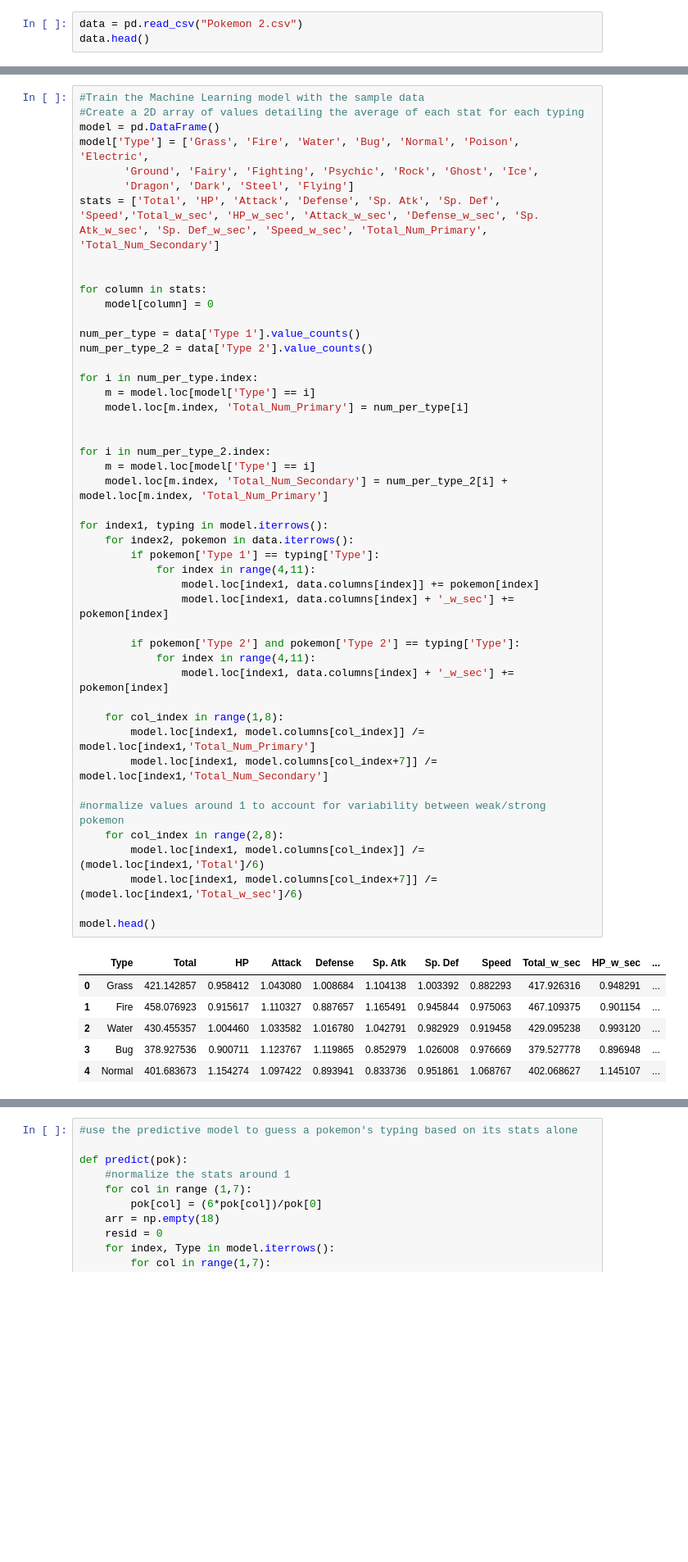
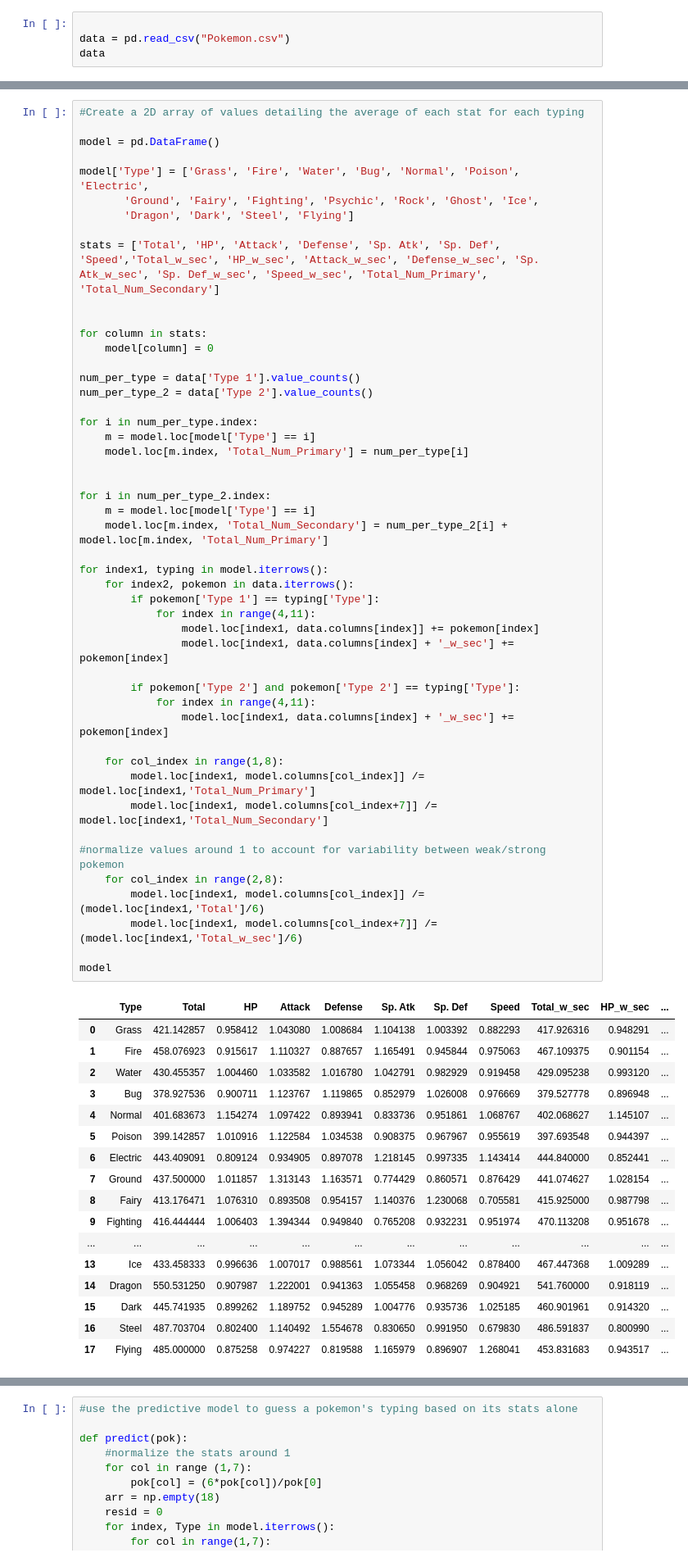
Before and after one commit to fryhyi/320-Final-Project, a Jupyter notebook: Pokemon_Analysis.ipynb, the cells around one changed output, grey strips where cells are left out. Shown: that part at 82% size. Saved outputs shown, nothing was run; the diff lists cells and outputs as text; blank space fills up the shorter version.

```diff
--- a/Pokemon_Analysis.ipynb
+++ b/Pokemon_Analysis.ipynb
@@ -7,6 +15,7 @@ from sklearn import linear_model
 # %%
-data = pd.read_csv("Pokemon 2.csv")
-data.head()
+
+data = pd.read_csv("Pokemon.csv")
+data
 # %% [output]
 |  | # | Name | Type 1 | Type 2 | Total | HP | Attack | Defense | Sp. Atk | Sp. Def | Speed | ... |
 | 0 | 1 | Bulbasaur | Grass | Poison | 318 | 45 | 49 | 49 | 65 | 65 | 45 | ... |
@@ -17,10 +35,12 @@ data.head()
 # %%
-#Train the Machine Learning model with the sample data
 #Create a 2D array of values detailing the average of each stat for each typing
+
 model = pd.DataFrame()
+
 model['Type'] = ['Grass', 'Fire', 'Water', 'Bug', 'Normal', 'Poison', 'Electric',
        'Ground', 'Fairy', 'Fighting', 'Psychic', 'Rock', 'Ghost', 'Ice',
        'Dragon', 'Dark', 'Steel', 'Flying']
+
 stats = ['Total', 'HP', 'Attack', 'Defense', 'Sp. Atk', 'Sp. Def', 'Speed','Total_w_sec', 'HP_w_sec', 'Attack_w_sec', 'Defense_w_sec', 'Sp. Atk_w_sec', 'Sp. Def_w_sec', 'Speed_w_sec', 'Total_Num_Primary', 'Total_Num_Secondary']
 
 
@@ -39,31 +59,42 @@ for i in num_per_type_2.index:
     m = model.loc[model['Type'] == i]
     model.loc[m.index, 'Total_Num_Secondary'] = num_per_type_2[i] + model.loc[m.index, 'Total_Num_Primary']
 
 for index1, typing in model.iterrows():
     for index2, pokemon in data.iterrows():
         if pokemon['Type 1'] == typing['Type']:
             for index in range(4,11):
                 model.loc[index1, data.columns[index]] += pokemon[index]
                 model.loc[index1, data.columns[index] + '_w_sec'] += pokemon[index]
 
         if pokemon['Type 2'] and pokemon['Type 2'] == typing['Type']:
             for index in range(4,11):
                 model.loc[index1, data.columns[index] + '_w_sec'] += pokemon[index]
 
     for col_index in range(1,8):
         model.loc[index1, model.columns[col_index]] /= model.loc[index1,'Total_Num_Primary']
         model.loc[index1, model.columns[col_index+7]] /= model.loc[index1,'Total_Num_Secondary']
 
 #normalize values around 1 to account for variability between weak/strong pokemon
     for col_index in range(2,8):
         model.loc[index1, model.columns[col_index]] /= (model.loc[index1,'Total']/6)
         model.loc[index1, model.columns[col_index+7]] /= (model.loc[index1,'Total_w_sec']/6)
 
-model.head()
+model
 # %% [output]
 |  | Type | Total | HP | Attack | Defense | Sp. Atk | Sp. Def | Speed | Total_w_sec | HP_w_sec | ... |
 | 0 | Grass | 421.142857 | 0.958412 | 1.043080 | 1.008684 | 1.104138 | 1.003392 | 0.882293 | 417.926316 | 0.948291 | ... |
 | 1 | Fire | 458.076923 | 0.915617 | 1.110327 | 0.887657 | 1.165491 | 0.945844 | 0.975063 | 467.109375 | 0.901154 | ... |
 | 2 | Water | 430.455357 | 1.004460 | 1.033582 | 1.016780 | 1.042791 | 0.982929 | 0.919458 | 429.095238 | 0.993120 | ... |
 | 3 | Bug | 378.927536 | 0.900711 | 1.123767 | 1.119865 | 0.852979 | 1.026008 | 0.976669 | 379.527778 | 0.896948 | ... |
 | 4 | Normal | 401.683673 | 1.154274 | 1.097422 | 0.893941 | 0.833736 | 0.951861 | 1.068767 | 402.068627 | 1.145107 | ... |
+| 5 | Poison | 399.142857 | 1.010916 | 1.122584 | 1.034538 | 0.908375 | 0.967967 | 0.955619 | 397.693548 | 0.944397 | ... |
+| 6 | Electric | 443.409091 | 0.809124 | 0.934905 | 0.897078 | 1.218145 | 0.997335 | 1.143414 | 444.840000 | 0.852441 | ... |
+| 7 | Ground | 437.500000 | 1.011857 | 1.313143 | 1.163571 | 0.774429 | 0.860571 | 0.876429 | 441.074627 | 1.028154 | ... |
+| 8 | Fairy | 413.176471 | 1.076310 | 0.893508 | 0.954157 | 1.140376 | 1.230068 | 0.705581 | 415.925000 | 0.987798 | ... |
+| 9 | Fighting | 416.444444 | 1.006403 | 1.394344 | 0.949840 | 0.765208 | 0.932231 | 0.951974 | 470.113208 | 0.951678 | ... |
+| ... | ... | ... | ... | ... | ... | ... | ... | ... | ... | ... | ... |
+| 13 | Ice | 433.458333 | 0.996636 | 1.007017 | 0.988561 | 1.073344 | 1.056042 | 0.878400 | 467.447368 | 1.009289 | ... |
+| 14 | Dragon | 550.531250 | 0.907987 | 1.222001 | 0.941363 | 1.055458 | 0.968269 | 0.904921 | 541.760000 | 0.918119 | ... |
+| 15 | Dark | 445.741935 | 0.899262 | 1.189752 | 0.945289 | 1.004776 | 0.935736 | 1.025185 | 460.901961 | 0.914320 | ... |
+| 16 | Steel | 487.703704 | 0.802400 | 1.140492 | 1.554678 | 0.830650 | 0.991950 | 0.679830 | 486.591837 | 0.800990 | ... |
+| 17 | Flying | 485.000000 | 0.875258 | 0.974227 | 0.819588 | 1.165979 | 0.896907 | 1.268041 | 453.831683 | 0.943517 | ... |
```
Also changed, not shown: parts of 26 cells of this notebook, 1 other file.
